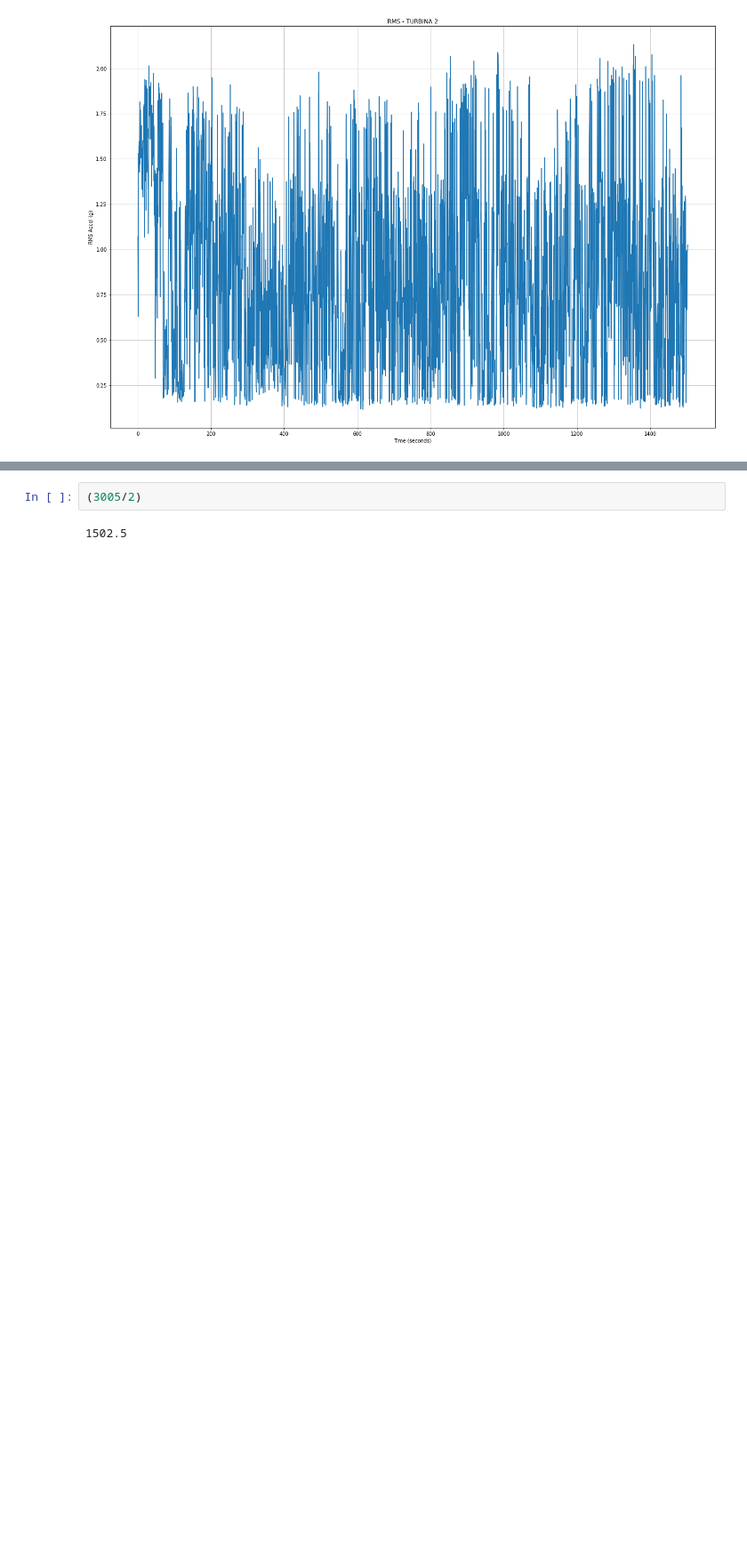
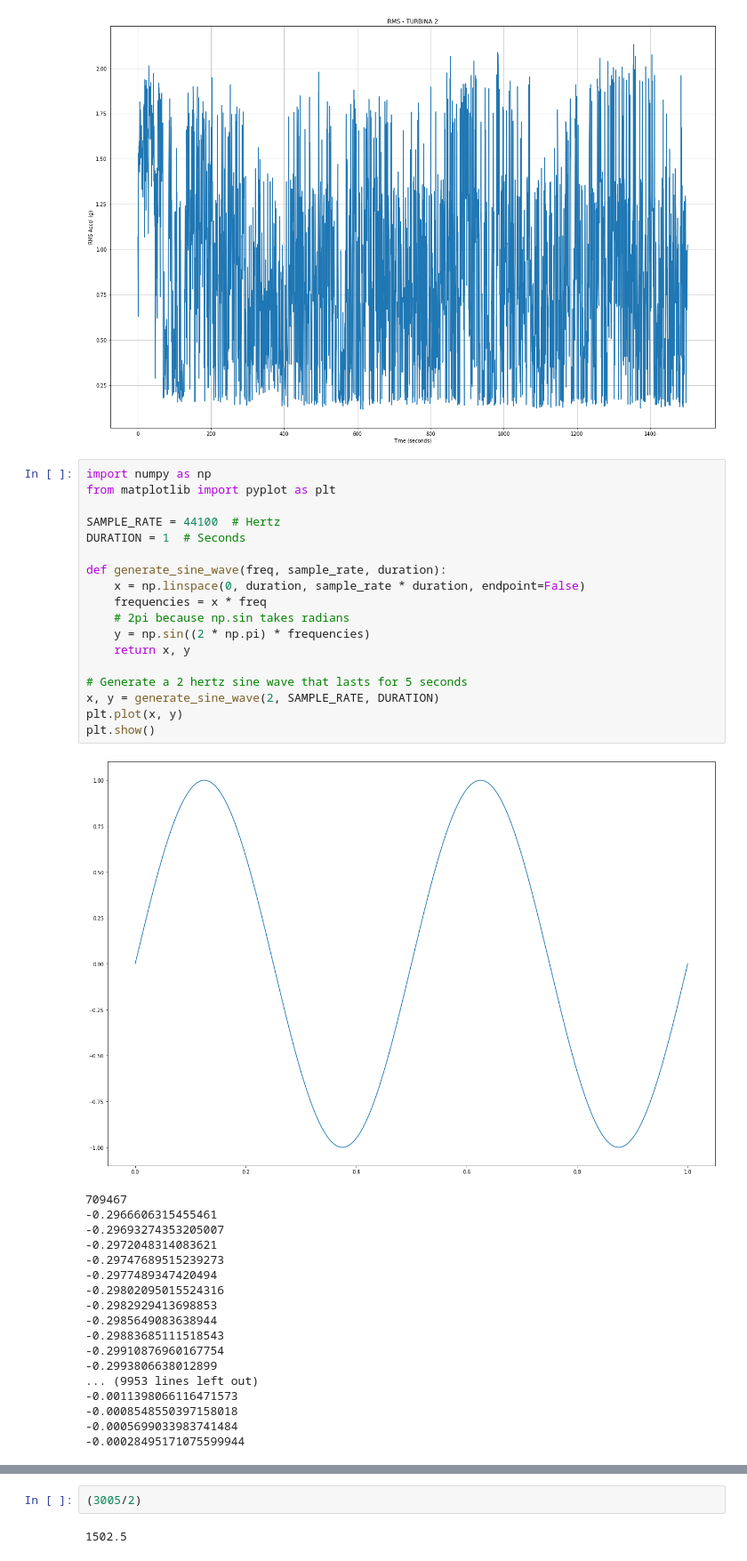
Before and after one commit to FabianAspee/examples, a Jupyter notebook: vibration_analisis.ipynb, the cells around one changed output, grey strips where cells are left out. Shown at 89% size. Cells and saved outputs as stored; diff of their text form; blank space fills up the shorter version.

```diff
--- a/vibration_analisis.ipynb
+++ b/vibration_analisis.ipynb
@@ -81,3 +86,40 @@ plt.title('RMS - TURBINA 2')
 plt.grid()
 # %% [output]
 [figure]
+# %%
+import numpy as np
+from matplotlib import pyplot as plt
+
+SAMPLE_RATE = 44100  # Hertz
+DURATION = 1  # Seconds
+
+def generate_sine_wave(freq, sample_rate, duration):
+    x = np.linspace(0, duration, sample_rate * duration, endpoint=False)
+    frequencies = x * freq
+    # 2pi because np.sin takes radians
+    y = np.sin((2 * np.pi) * frequencies)
+    return x, y
+
+# Generate a 2 hertz sine wave that lasts for 5 seconds
+x, y = generate_sine_wave(2, SAMPLE_RATE, DURATION)
+plt.plot(x, y)
+plt.show()
+# %% [output]
+[figure, added]
+709467
+-0.2966606315455461
+-0.29693274353205007
+-0.2972048314083621
+-0.29747689515239273
+-0.2977489347420494
+-0.29802095015524316
+-0.2982929413698853
+-0.2985649083638944
+-0.29883685111518543
+-0.29910876960167754
+-0.2993806638012899
+... (9953 lines left out)
+-0.0011398066116471573
+-0.0008548550397158018
+-0.0005699033983741484
+-0.00028495171075599944
```
Also changed, not shown: parts of 7 cells of this notebook, 1 other file.
